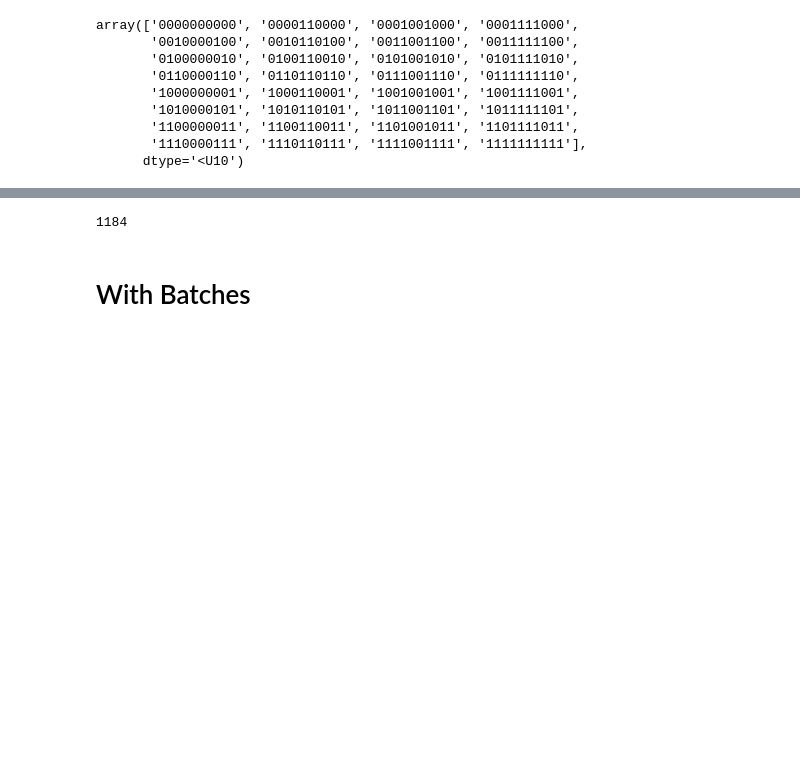
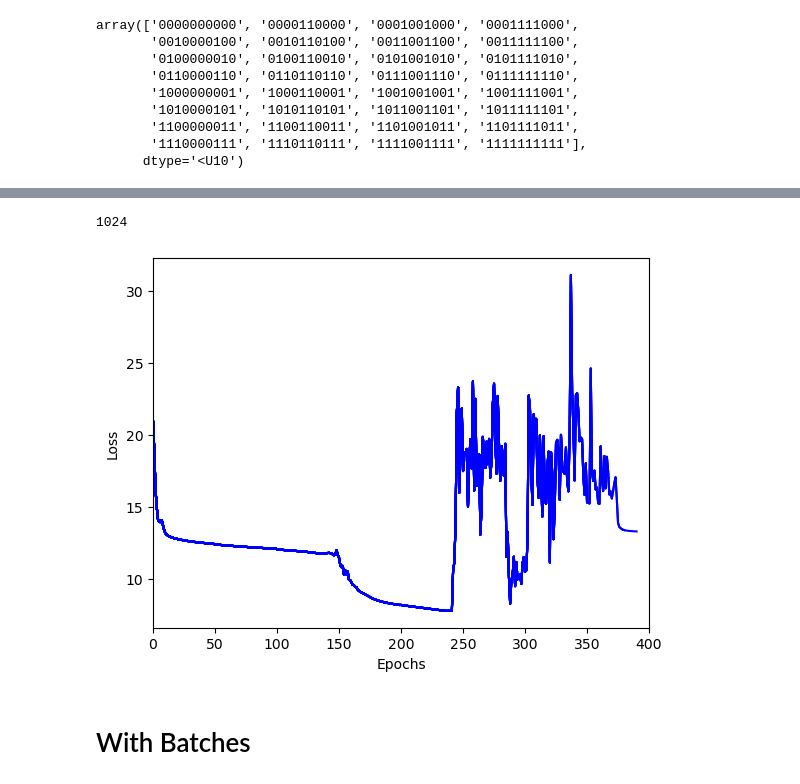
Before and after one commit to utsav-desai/CS772, a Jupyter notebook: assign1-palindrome/palindrome.ipynb, the cells around one changed output, grey strips where cells are left out. Drawn from its saved outputs; the diff is of its cells as text; code cells hidden in the pictures; blank space fills up the shorter version.

```diff
--- a/assign1-palindrome/palindrome.ipynb
+++ b/assign1-palindrome/palindrome.ipynb
@@ -53,10 +53,10 @@ array(['1010000101', '0000110000', '1011001101', '1011111101',
       dtype='<U10')
 # %%
-for i in range(5):
-    x = np.concatenate((x, palindromes))
+# for i in range(5):
+#     x = np.concatenate((x, palindromes))
 print(len(x))
 # %% [output]
-1184
+1024
 # %%
 y = []
 for binary_string in x:
@@ -79,0 +93,59 @@ def relu(x):
+# %%
+# Assuming input_size, x, y, weights_ih, weights_ho, bias_ih, bias_ho, and sigmoid function are defined somewhere
+
+LEARNING_RATE = 5
+NUM_EPOCHS = 400
+BATCH_SIZE = 4  # Set your desired batch size
+cost = []
+initial_lr = LEARNING_RATE
+lr_schedule = lambda epoch: initial_lr * 1.15 ** (epoch // 50)
+
+for epoch in range(NUM_EPOCHS):
+    tot_loss = 0
+
+    current_lr = lr_schedule(epoch)
+
+    for batch_start in range(0, len(x_train), BATCH_SIZE):
+        batch_end = batch_start + BATCH_SIZE
+        x_batch = x_train[batch_start:batch_end]
+        y_batch = y_train[batch_start:batch_end]
+
+        batch_gradients_ih = np.zeros_like(weights_ih)
+        batch_gradients_ho = np.zeros_like(weights_ho)
+        batch_bias_ih = np.zeros_like(bias_ih)
+        batch_bias_ho = np.zeros_like(bias_ho)
+
+        for i, s in enumerate(x_batch):
+            inp = np.reshape(np.array([int(char) for char in s]), (1, input_size))
+
+            hlayer_logits = np.dot(inp, weights_ih) + bias_ih
+            hlayer_output = sigmoid(hlayer_logits)
+
+            final_logits = np.dot(hlayer_output, weights_ho) + bias_ho
+            final_output = sigmoid(final_logits)
+
+            tot_loss += abs(final_output[0] - y_batch[i])
+
+            output_delta = (y_batch[i] - final_output[0]) * final_output * (1 - final_output[0])
+            batch_bias_ho += output_delta
+            batch_bias_ih += (output_delta.dot(weights_ho.T) * hlayer_output * (1 - hlayer_output))
+            batch_gradients_ho += hlayer_output.T.dot(output_delta)
+            batch_gradients_ih += inp.T.dot(output_delta.dot(weights_ho.T) * hlayer_output * (1 - hlayer_output))
+
+        # Update weights and biases after the batch
+        bias_ho += current_lr * (batch_bias_ho / BATCH_SIZE)
+        bias_ih += current_lr * (batch_bias_ih / BATCH_SIZE)
+        weights_ho += current_lr * (batch_gradients_ho / BATCH_SIZE)
+        weights_ih += current_lr * (batch_gradients_ih / BATCH_SIZE)
+
+    cost.append(tot_loss)
+    # print(f'Epoch {epoch} : loss {tot_loss}')
+    if epoch % 10 == 0:
+        plt.plot([pl for pl in range(epoch + 1)], cost, 'b')
+        plt.xlabel('Epochs')
+        plt.ylabel('Loss')
+        # plt.ylim(0, 5)
+        plt.xlim(0, NUM_EPOCHS)
+        plt.savefig('train-4.png')
+# %% [output]
+[figure, added]
```
Also changed, not shown: parts of 9 cells of this notebook, 7 other files.
